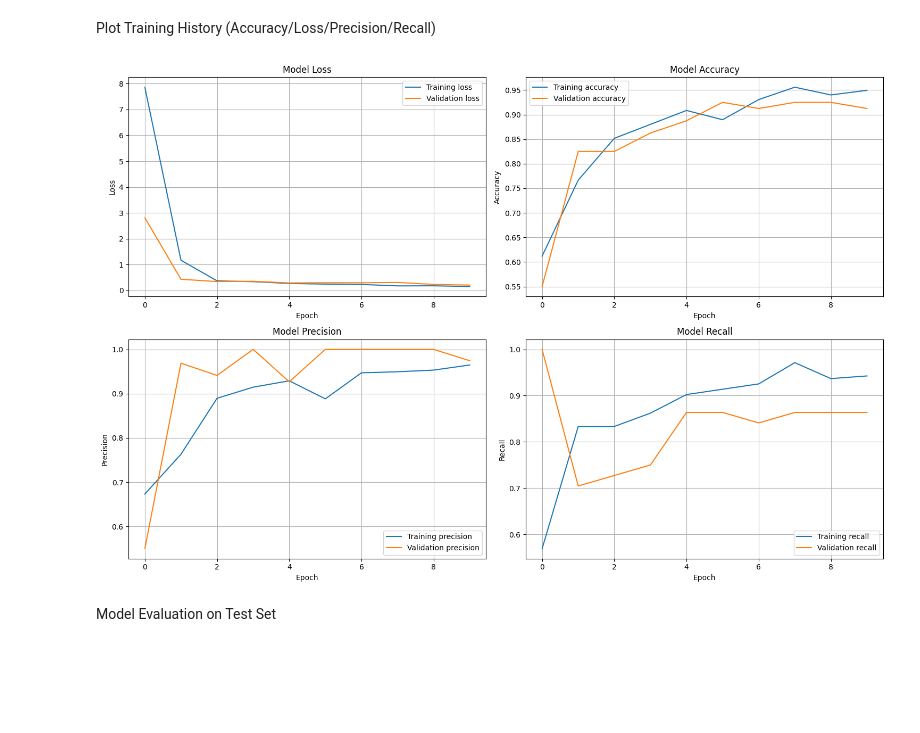
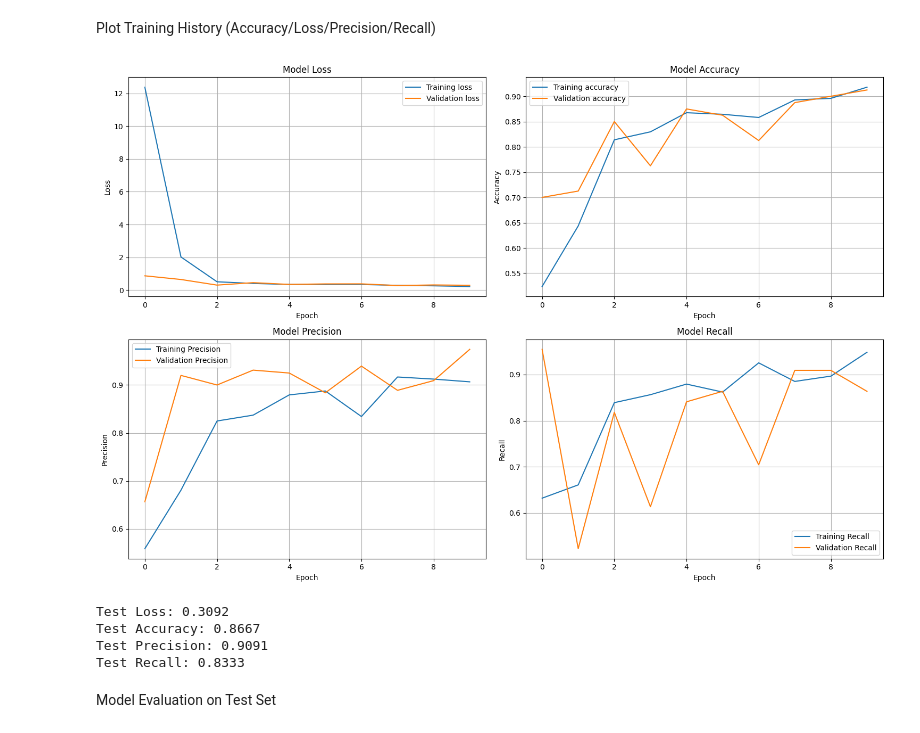
Before and after one commit to hirajya/CCDEPLRL_PROJECT_COM222, a Jupyter notebook: 0.3.ipynb, the cells around one changed output. Cells and saved outputs as stored; diff of their text form; code cells hidden in the pictures; blank space fills up the shorter version.

```diff
--- a/0.3.ipynb
+++ b/0.3.ipynb
@@ -119,7 +115,7 @@ Model Compilation
 model.compile(
     optimizer='adam',
     loss='binary_crossentropy',
-    metrics=['accuracy', tf.keras.metrics.Precision(), tf.keras.metrics.Recall()]
+    metrics=['accuracy', 'Precision', 'Recall']
 )
 # %% [markdown]
 Model Training
@@ -156,24 +152,36 @@ Epoch 10/10
 Plot Training History (Accuracy/Loss/Precision/Recall)
 # %%
 def plot_training_history(history):
-    metrics = ['loss', 'accuracy', 'precision', 'recall']
+    metrics = ['loss', 'accuracy', 'Precision', 'Recall']
     fig, axes = plt.subplots(2, 2, figsize=(15, 10))
     for idx, metric in enumerate(metrics):
         row = idx // 2
         col = idx % 2
         axes[row, col].plot(history.history[metric], label=f'Training {metric}')
         axes[row, col].plot(history.history[f'val_{metric}'], label=f'Validation {metric}')
         axes[row, col].set_title(f'Model {metric.capitalize()}')
         axes[row, col].set_xlabel('Epoch')
         axes[row, col].set_ylabel(metric.capitalize())
         axes[row, col].legend()
         axes[row, col].grid(True)
     plt.tight_layout()
     plt.show()
 
 plot_training_history(history)
 # %% [output]
-[figure, old version]
+[figure, new version]
+# %%
+# Print each metric
+loss, accuracy, precision, recall = model.evaluate(X_test, y_test, verbose=0)
+print(f"Test Loss: {loss:.4f}")
+print(f"Test Accuracy: {accuracy:.4f}")
+print(f"Test Precision: {precision:.4f}")
+print(f"Test Recall: {recall:.4f}")
+# %% [output]
+Test Loss: 0.3092
+Test Accuracy: 0.8667
+Test Precision: 0.9091
+Test Recall: 0.8333
 # %% [markdown]
 Model Evaluation on Test Set
 # %%
```
Also changed, not shown: parts of 7 cells of this notebook, 11 other files.
